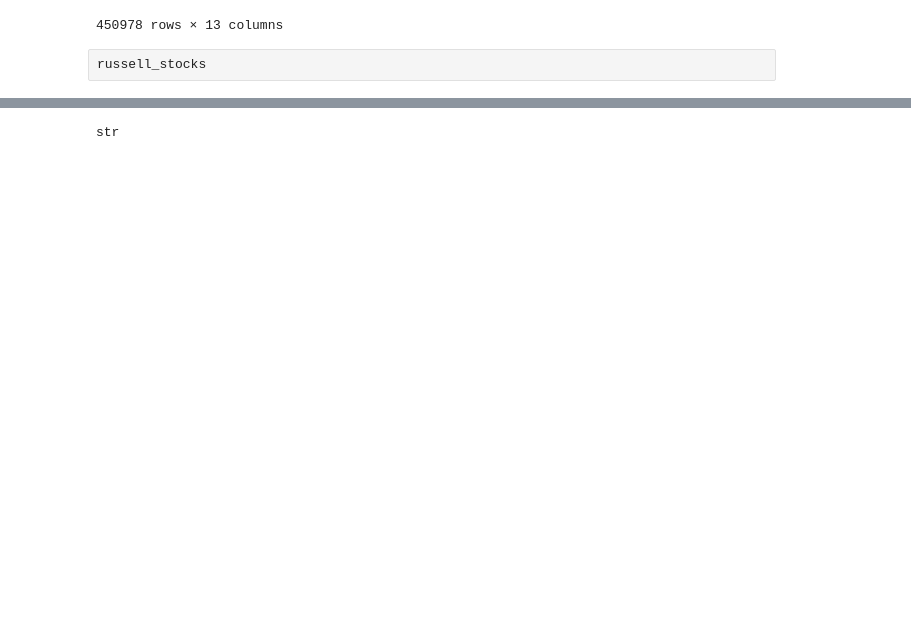
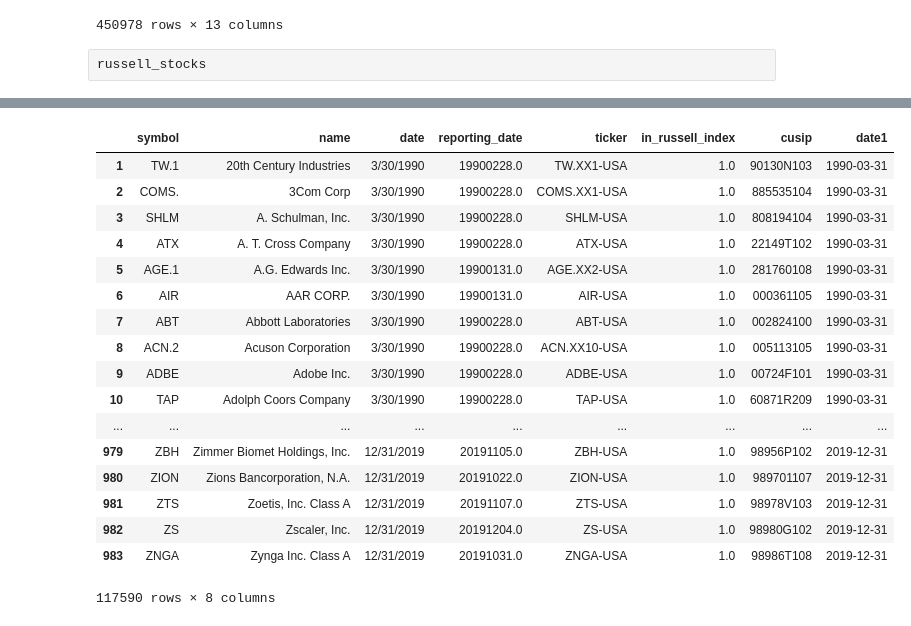
Before and after one commit to kellyjzhu/FRP_MFS, a Jupyter notebook: correct_data.ipynb, the cells around one changed output, grey strips where cells are left out. Cells and saved outputs as stored; diff of their text form; code cells hidden in the pictures; blank space fills up the shorter version.

```diff
--- a/correct_data.ipynb
+++ b/correct_data.ipynb
@@ -86,4 +81,2 @@ russell_stocks.columns = ["symbol","name", "date", "reporting_date", "ticker", "
-# %%
-russell_stocks =russell_stocks.reset_index()
 # %% [raw]
 russell_stocks
@@ -133,4 +98,21 @@ russell_stocks[russell_stocks['date1']=='hello']
-# %%
-type(russell_stocks['date'][0])
-# %% [output]
-str
+# %%
+russell_stocks
+# %% [output]
+|  | symbol | name | date | reporting_date | ticker | in_russell_index | cusip | date1 |
+| 1 | TW.1 | 20th Century Industries | 3/30/1990 | 19900228.0 | TW.XX1-USA | 1.0 | 90130N103 | 1990-03-31 |
+| 2 | COMS. | 3Com Corp | 3/30/1990 | 19900228.0 | COMS.XX1-USA | 1.0 | 885535104 | 1990-03-31 |
+| 3 | SHLM | A. Schulman, Inc. | 3/30/1990 | 19900228.0 | SHLM-USA | 1.0 | 808194104 | 1990-03-31 |
+| 4 | ATX | A. T. Cross Company | 3/30/1990 | 19900228.0 | ATX-USA | 1.0 | 22149T102 | 1990-03-31 |
+| 5 | AGE.1 | A.G. Edwards Inc. | 3/30/1990 | 19900131.0 | AGE.XX2-USA | 1.0 | 281760108 | 1990-03-31 |
+| 6 | AIR | AAR CORP. | 3/30/1990 | 19900131.0 | AIR-USA | 1.0 | 000361105 | 1990-03-31 |
+| 7 | ABT | Abbott Laboratories | 3/30/1990 | 19900228.0 | ABT-USA | 1.0 | 002824100 | 1990-03-31 |
+| 8 | ACN.2 | Acuson Corporation | 3/30/1990 | 19900228.0 | ACN.XX10-USA | 1.0 | 005113105 | 1990-03-31 |
+| 9 | ADBE | Adobe Inc. | 3/30/1990 | 19900228.0 | ADBE-USA | 1.0 | 00724F101 | 1990-03-31 |
+| 10 | TAP | Adolph Coors Company | 3/30/1990 | 19900228.0 | TAP-USA | 1.0 | 60871R209 | 1990-03-31 |
+| ... | ... | ... | ... | ... | ... | ... | ... | ... |
+| 979 | ZBH | Zimmer Biomet Holdings, Inc. | 12/31/2019 | 20191105.0 | ZBH-USA | 1.0 | 98956P102 | 2019-12-31 |
+| 980 | ZION | Zions Bancorporation, N.A. | 12/31/2019 | 20191022.0 | ZION-USA | 1.0 | 989701107 | 2019-12-31 |
+| 981 | ZTS | Zoetis, Inc. Class A | 12/31/2019 | 20191107.0 | ZTS-USA | 1.0 | 98978V103 | 2019-12-31 |
+| 982 | ZS | Zscaler, Inc. | 12/31/2019 | 20191204.0 | ZS-USA | 1.0 | 98980G102 | 2019-12-31 |
+| 983 | ZNGA | Zynga Inc. Class A | 12/31/2019 | 20191031.0 | ZNGA-USA | 1.0 | 98986T108 | 2019-12-31 |
+117590 rows × 8 columns
```
Also changed, not shown: parts of 5 cells of this notebook.
